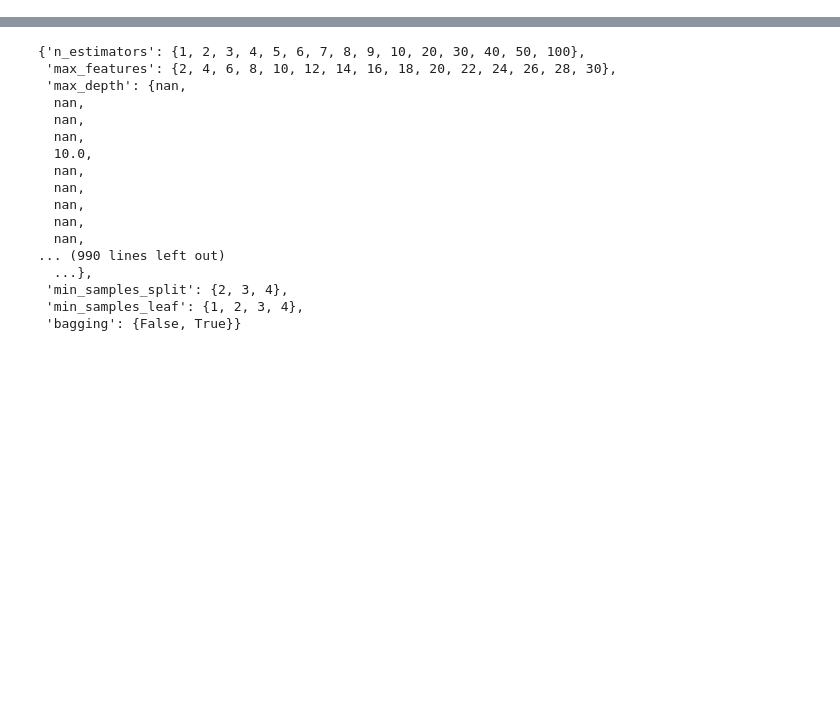
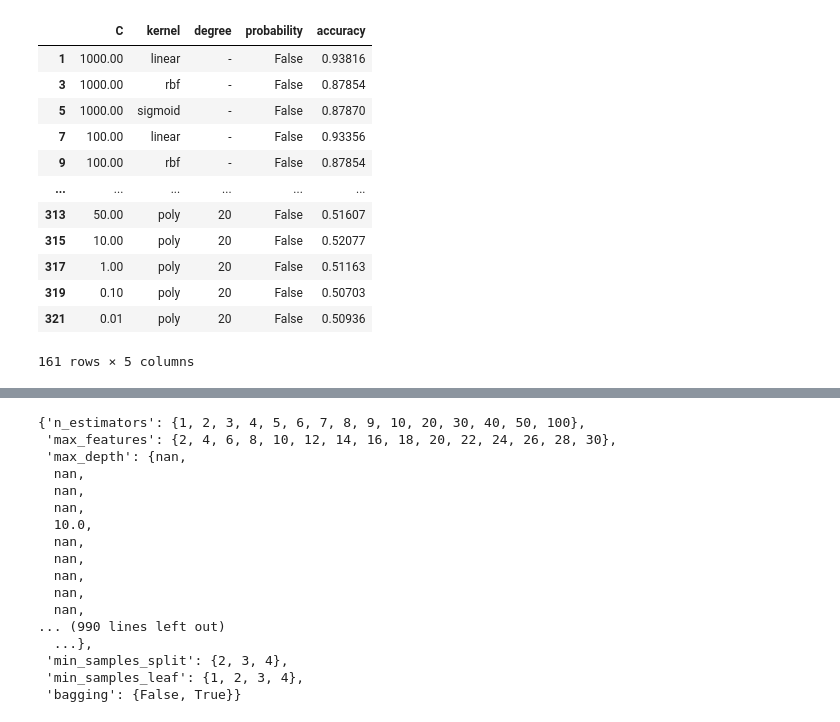
Before and after one commit to matgalv2/NBA-prediction, a Jupyter notebook: dataset-analysis/models_hypertunning_analysis.ipynb, the cells around one changed output, grey strips where cells are left out. Saved outputs shown, nothing was run; the diff lists cells and outputs as text; code cells hidden in the pictures; blank space fills up the shorter version.

```diff
--- a/dataset-analysis/models_hypertunning_analysis.ipynb
+++ b/dataset-analysis/models_hypertunning_analysis.ipynb
@@ -20,0 +21,16 @@ svm_configurations.sort_values(by='accuracy', ascending=False)
+# %%
+svm_configurations[svm_configurations["probability"] == False]
+# %% [output]
+|  | C | kernel | degree | probability | accuracy |
+| 1 | 1000.00 | linear | - | False | 0.93816 |
+| 3 | 1000.00 | rbf | - | False | 0.87854 |
+| 5 | 1000.00 | sigmoid | - | False | 0.87870 |
+| 7 | 100.00 | linear | - | False | 0.93356 |
+| 9 | 100.00 | rbf | - | False | 0.87854 |
+| ... | ... | ... | ... | ... | ... |
+| 313 | 50.00 | poly | 20 | False | 0.51607 |
+| 315 | 10.00 | poly | 20 | False | 0.52077 |
+| 317 | 1.00 | poly | 20 | False | 0.51163 |
+| 319 | 0.10 | poly | 20 | False | 0.50703 |
+| 321 | 0.01 | poly | 20 | False | 0.50936 |
+161 rows × 5 columns
```
Also changed, not shown: parts of 7 cells of this notebook.
